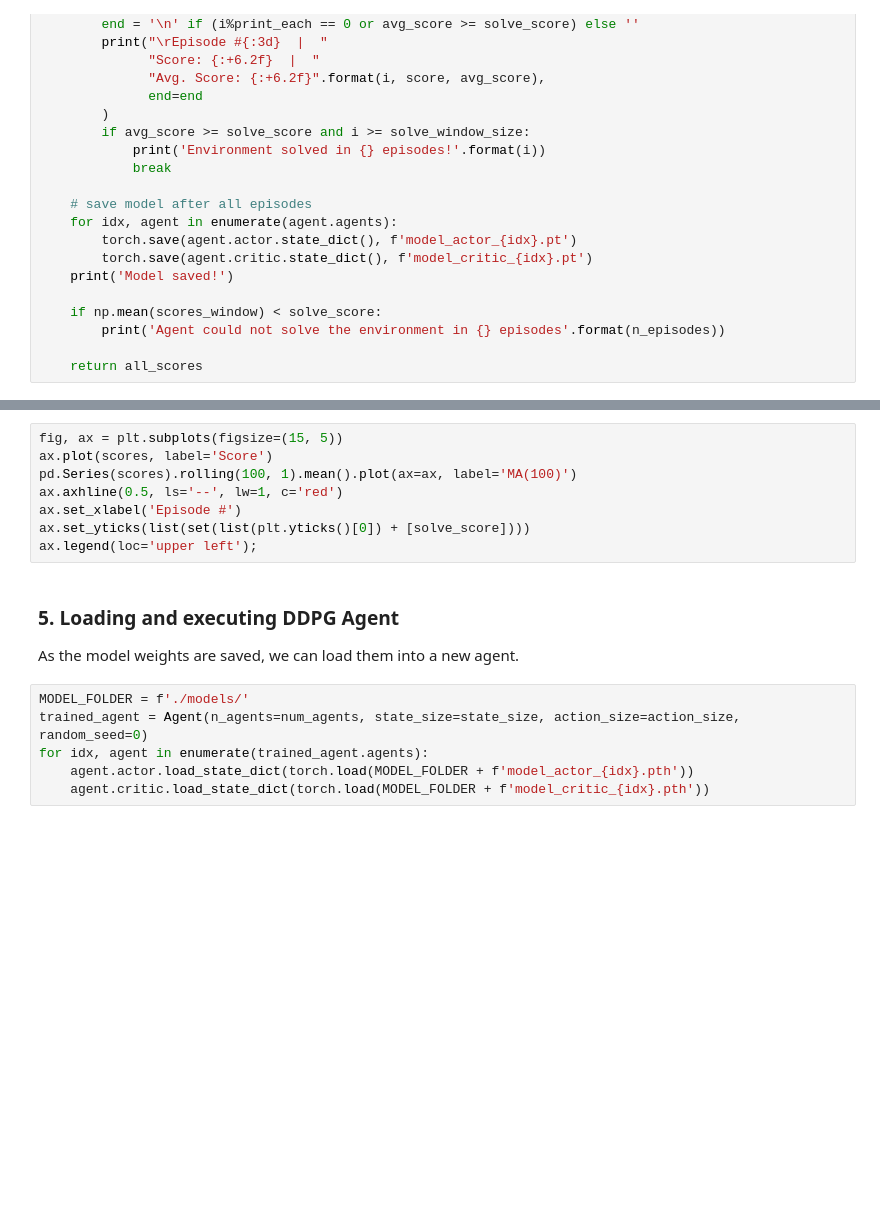
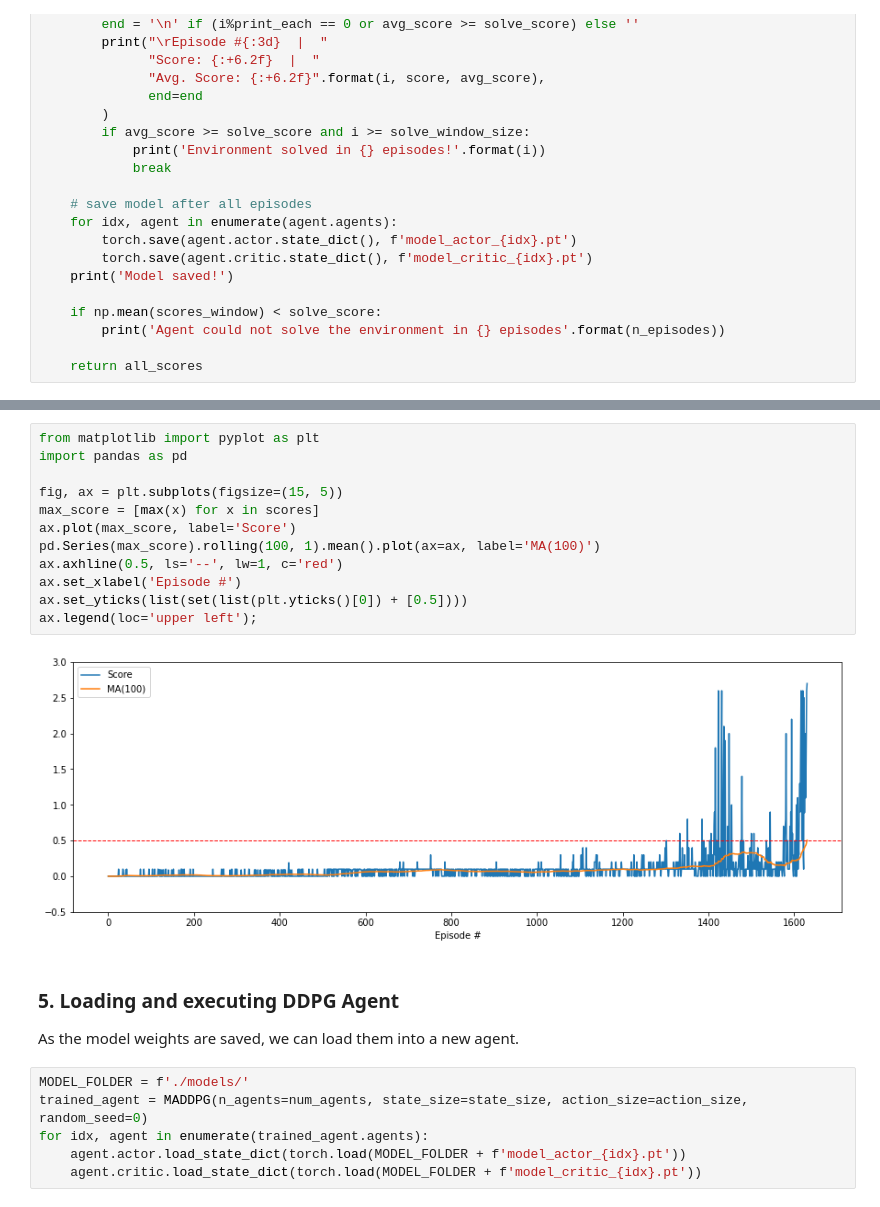
Before and after one commit to ennnas/rl-nanodegree, a Jupyter notebook: labs/multi_agent_tennis/Tennis.ipynb, the cells around one changed output, grey strips where cells are left out. Drawn from its saved outputs; the diff is of its cells as text; blank space fills up the shorter version.

```diff
--- a/labs/multi_agent_tennis/Tennis.ipynb
+++ b/labs/multi_agent_tennis/Tennis.ipynb
@@ -216,19 +218,25 @@ Episode #1439  |  Score:  +0.20  |  Avg. Score:  +0.28
 # %%
+from matplotlib import pyplot as plt
+import pandas as pd
+
 fig, ax = plt.subplots(figsize=(15, 5))
-ax.plot(scores, label='Score')
-pd.Series(scores).rolling(100, 1).mean().plot(ax=ax, label='MA(100)')
+max_score = [max(x) for x in scores]
+ax.plot(max_score, label='Score')
+pd.Series(max_score).rolling(100, 1).mean().plot(ax=ax, label='MA(100)')
 ax.axhline(0.5, ls='--', lw=1, c='red')
 ax.set_xlabel('Episode #')
-ax.set_yticks(list(set(list(plt.yticks()[0]) + [solve_score])))
+ax.set_yticks(list(set(list(plt.yticks()[0]) + [0.5])))
 ax.legend(loc='upper left');
+# %% [output]
+[figure, added]
 # %% [markdown]
 ### 5. Loading and executing DDPG Agent
 As the model weights are saved, we can load them into a new agent.
 # %%
 MODEL_FOLDER = f'./models/'
-trained_agent = Agent(n_agents=num_agents, state_size=state_size, action_size=action_size, random_seed=0)
+trained_agent = MADDPG(n_agents=num_agents, state_size=state_size, action_size=action_size, random_seed=0)
 for idx, agent in enumerate(trained_agent.agents):
-    agent.actor.load_state_dict(torch.load(MODEL_FOLDER + f'model_actor_{idx}.pth'))
-    agent.critic.load_state_dict(torch.load(MODEL_FOLDER + f'model_critic_{idx}.pth'))
+    agent.actor.load_state_dict(torch.load(MODEL_FOLDER + f'model_actor_{idx}.pt'))
+    agent.critic.load_state_dict(torch.load(MODEL_FOLDER + f'model_critic_{idx}.pt'))
 # %%
 run_episode(trained_agent, train_mode=False)
```
Also changed, not shown: parts of 2 cells of this notebook, 2 other files.
